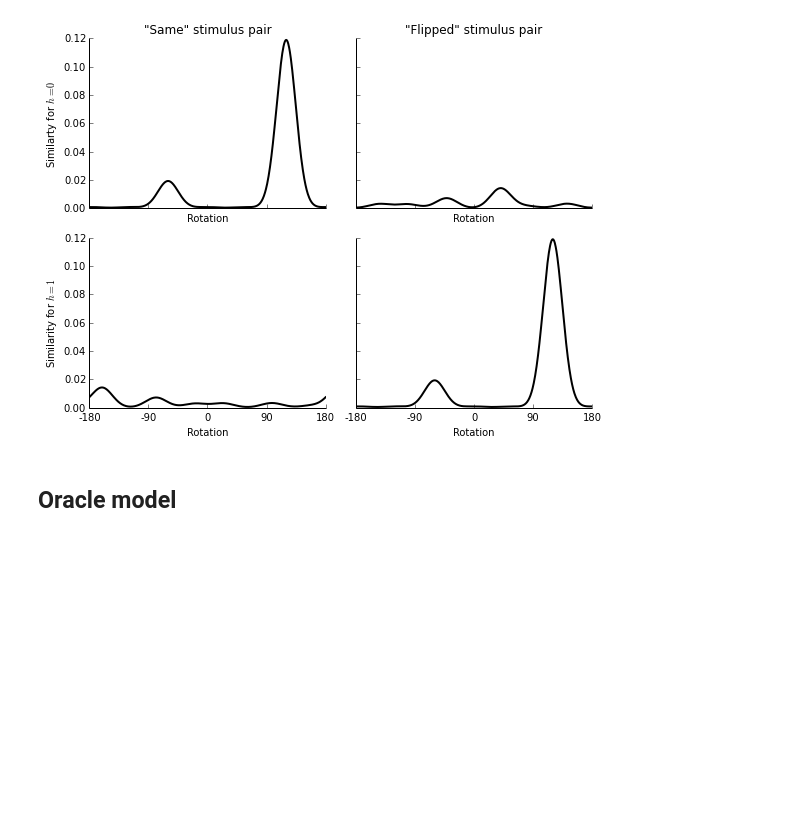
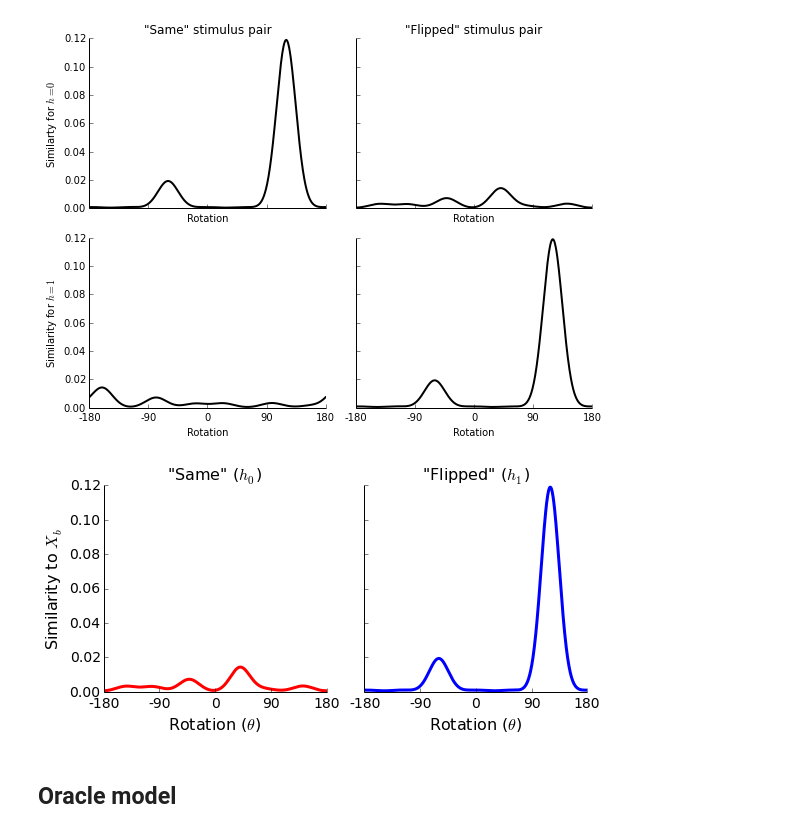
Before and after one commit to jhamrick/optimal-mental-rotation, a Jupyter notebook: analysis/model-examples.ipynb, the cells around one changed output. Cells and saved outputs as stored; diff of their text form; code cells hidden in the pictures; blank space fills up the shorter version.

```diff
--- a/analysis/model-examples.ipynb
+++ b/analysis/model-examples.ipynb
@@ -94,6 +118,33 @@ gs_model1.plot(axes[1, 1], 1)
 format_plot(fig, axes)
 # %% [output]
 [figure]
+# %%
+fig, axes = plt.subplots(1, 2, sharex=True, sharey=True)
+R = np.linspace(-np.pi, np.pi, 1000)
+axes[0].plot(R, gs_model1.S(R, 0), 'r-', lw=3)
+axes[1].plot(R, gs_model1.S(R, 1), 'b-', lw=3)
+
+axes[0].set_title("\"Same\" ($h_0$)", fontsize=16)
+axes[1].set_title("\"Flipped\" ($h_1$)", fontsize=16)
+axes[0].set_ylabel("Similarity to $X_b$", fontsize=16)
+
+axes[0].set_xlim(-np.pi, np.pi)
+axes[0].set_xticks([-np.pi, -np.pi/2., 0, np.pi/2., np.pi])
+axes[0].set_xticklabels([-180, -90, 0, 90, 180])
+
+for ax in axes:
+    util.clear_right(ax)
+    util.clear_top(ax)
+    ax.set_xlabel(r"Rotation ($\theta$)", fontsize=16)
+    ax.tick_params(axis='both', which='major', labelsize=14)
+
+fig.set_figwidth(8)
+fig.set_figheight(4)
+plt.tight_layout()
+
+util.save(FIG_PATH.joinpath("similarity"), ext=["png", "pdf"], close=False)
+# %% [output]
+[figure, added]
 # %% [markdown]
 ## Oracle model
 # %%
```
Also changed, not shown: parts of 7 cells of this notebook.
